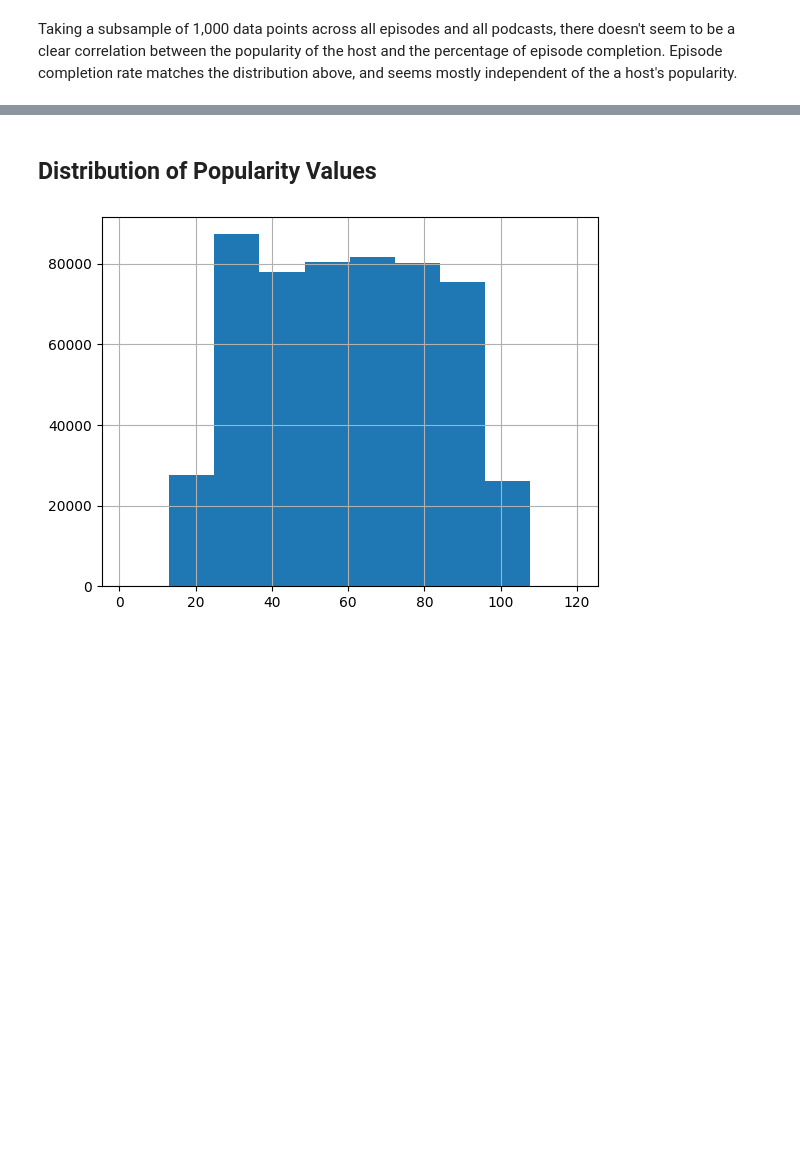
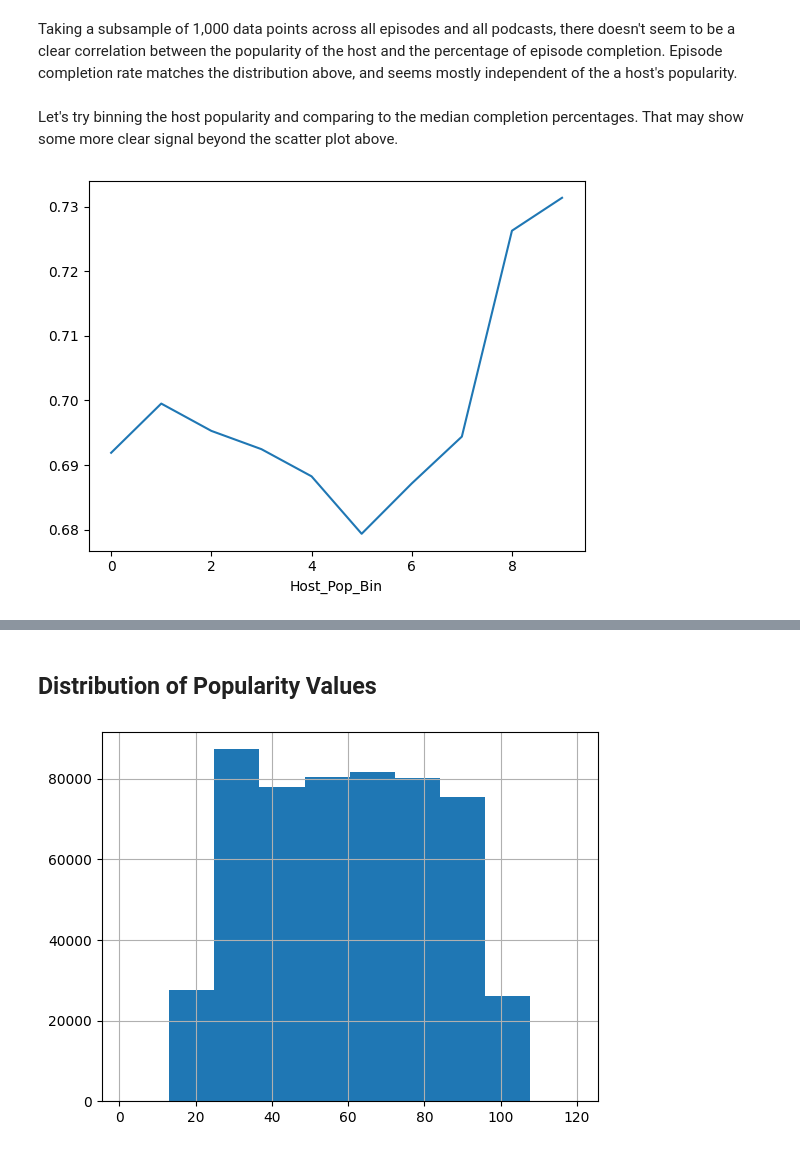
Before and after one commit to jmartenstein/k5.04-podcasts, a Jupyter notebook: src/nb01_explore_percentages.ipynb, the cells around one changed output, grey strips where cells are left out. Drawn from its saved outputs; the diff is of its cells as text; code cells hidden in the pictures; blank space fills up the shorter version.

```diff
--- a/src/nb01_explore_percentages.ipynb
+++ b/src/nb01_explore_percentages.ipynb
@@ -202,4 +200,25 @@ Taking a subsample of 1,000 data points across all episodes and all podcasts, th
 clear correlation between the popularity of the host and the percentage of episode completion. Episode
 completion rate matches the distribution above, and seems mostly independent of the a host's
 popularity.
+# %% [markdown]
+Let's try binning the host popularity and comparing to the median completion percentages. That may
+show some more clear signal beyond the scatter plot above.
+# %%
+COLNAME = "Host_Popularity_percentage"
+NEW_COL = "Host_Pop_Clean"
+BIN_COL = "Host_Pop_Bin"
+
+NUM_BINS=10
+
+df_[NEW_COL] = df_[COLNAME].apply( lambda v: 100 if v > 100 else v )
+
+hist, bin_edges = np.histogram( df_[ NEW_COL ], bins=NUM_BINS )
+df_[ BIN_COL ] = pd.cut( df_[ NEW_COL ], bins=bin_edges, labels=list(range(NUM_BINS)) , include_lowest=True )
+
+medians_series = df_.groupby( BIN_COL, observed=True )["Episode_Completion"].median()
+
+medians_series.plot.line()
+plt.show()
+# %% [output]
+[figure, added]
 # %%
```
Also changed, not shown: parts of 9 cells of this notebook.
